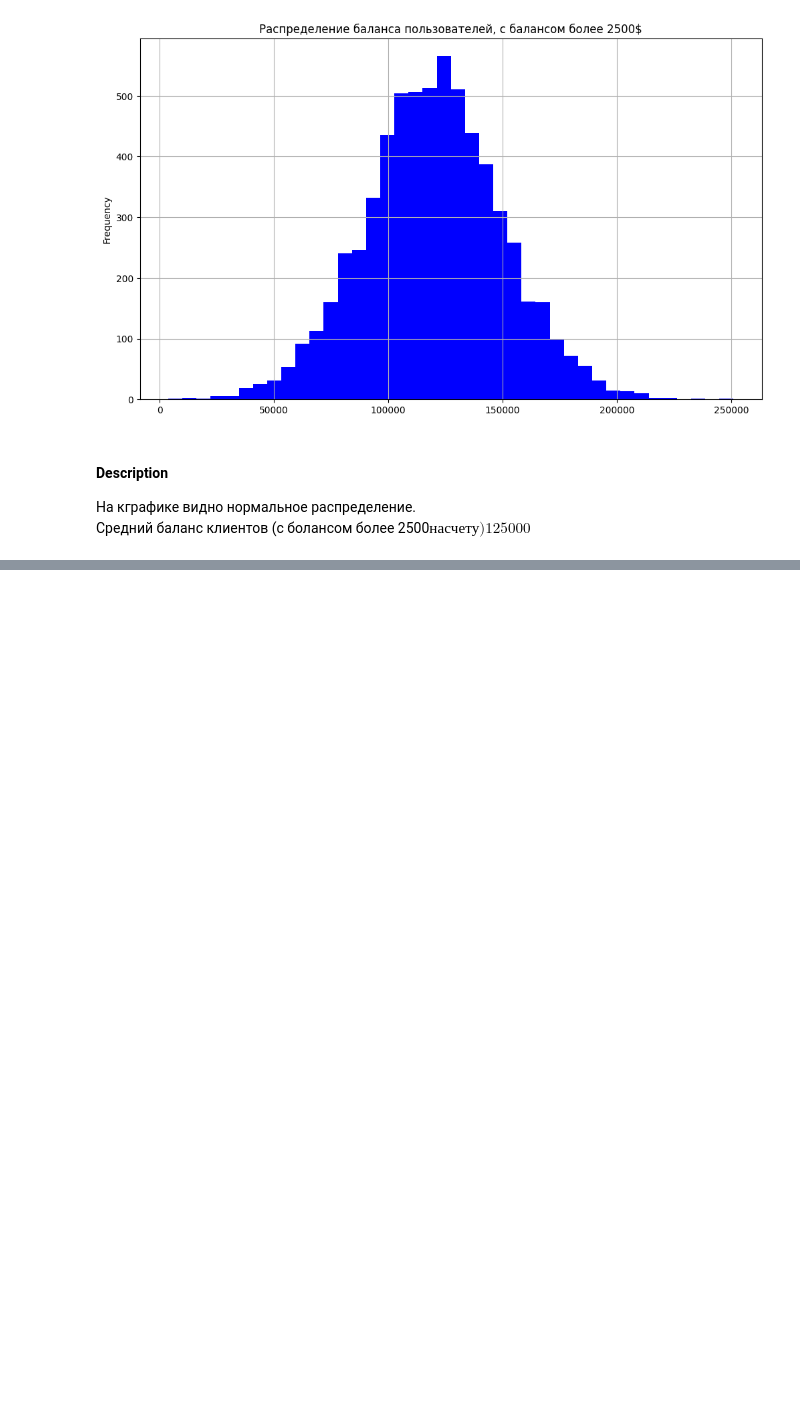
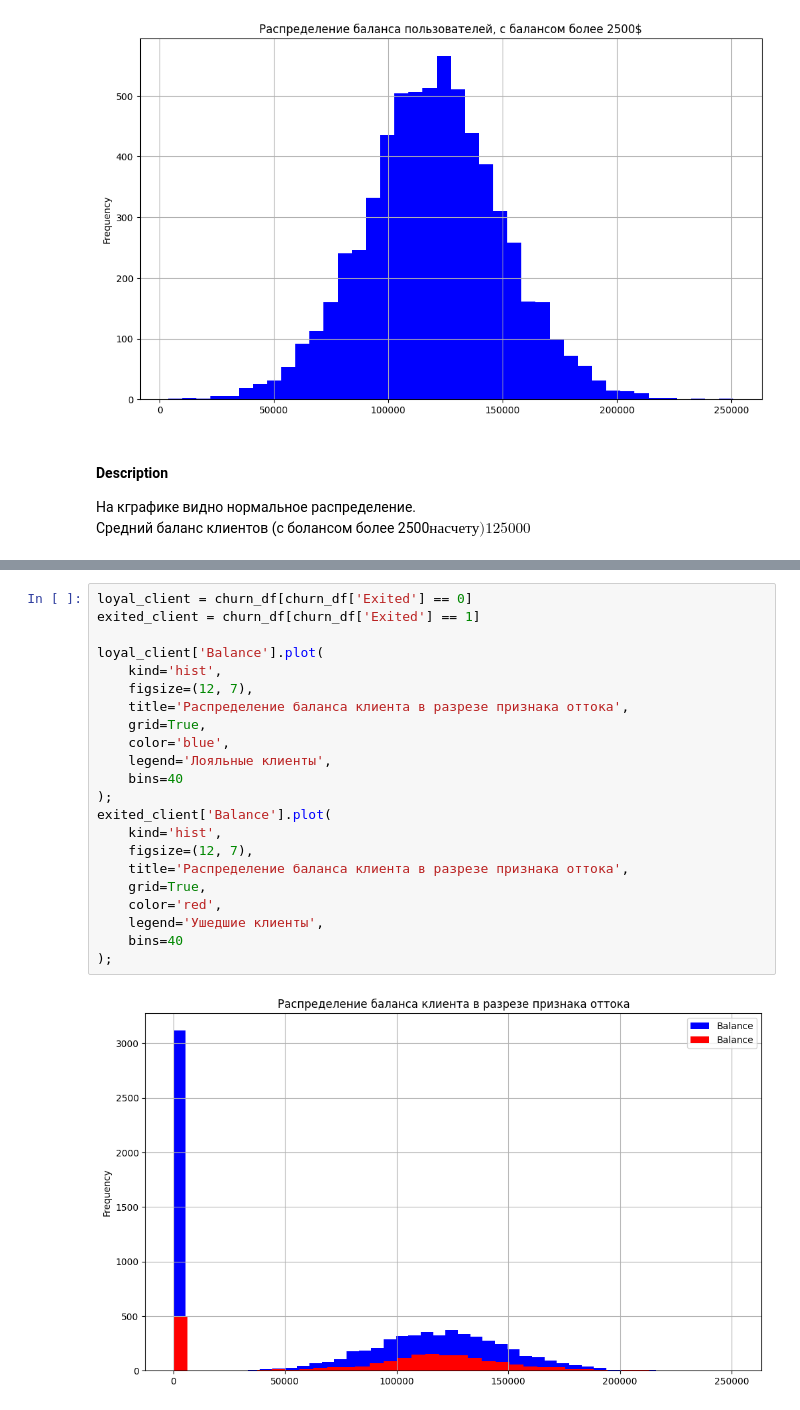
Before and after one commit to Ryba4koff/SkillFactore_DataScience, a Jupyter notebook: PYTHON-13. Визуализация данных/Закрепление знаний.ipynb, the cells around one changed output, grey strips where cells are left out. Saved outputs shown, nothing was run; the diff lists cells and outputs as text; blank space fills up the shorter version.

```diff
--- a/PYTHON-13. Визуализация данных/Закрепление знаний.ipynb
+++ b/PYTHON-13. Визуализация данных/Закрепление знаний.ipynb
@@ -74,0 +80,24 @@ balance_more_2500['Balance'].plot(
+# %%
+loyal_client = churn_df[churn_df['Exited'] == 0]
+exited_client = churn_df[churn_df['Exited'] == 1]
+
+loyal_client['Balance'].plot(
+    kind='hist',
+    figsize=(12, 7),
+    title='Pаспределение баланса клиента в разрезе признака оттока',
+    grid=True,
+    color='blue',
+    legend='Лояльные клиенты',
+    bins=40
+);
+exited_client['Balance'].plot(
+    kind='hist',
+    figsize=(12, 7),
+    title='Pаспределение баланса клиента в разрезе признака оттока',
+    grid=True,
+    color='red',
+    legend='Ушедшие клиенты',
+    bins=40
+);
+# %% [output]
+[figure, added]
```
Also changed, not shown: parts of 2 cells of this notebook.
